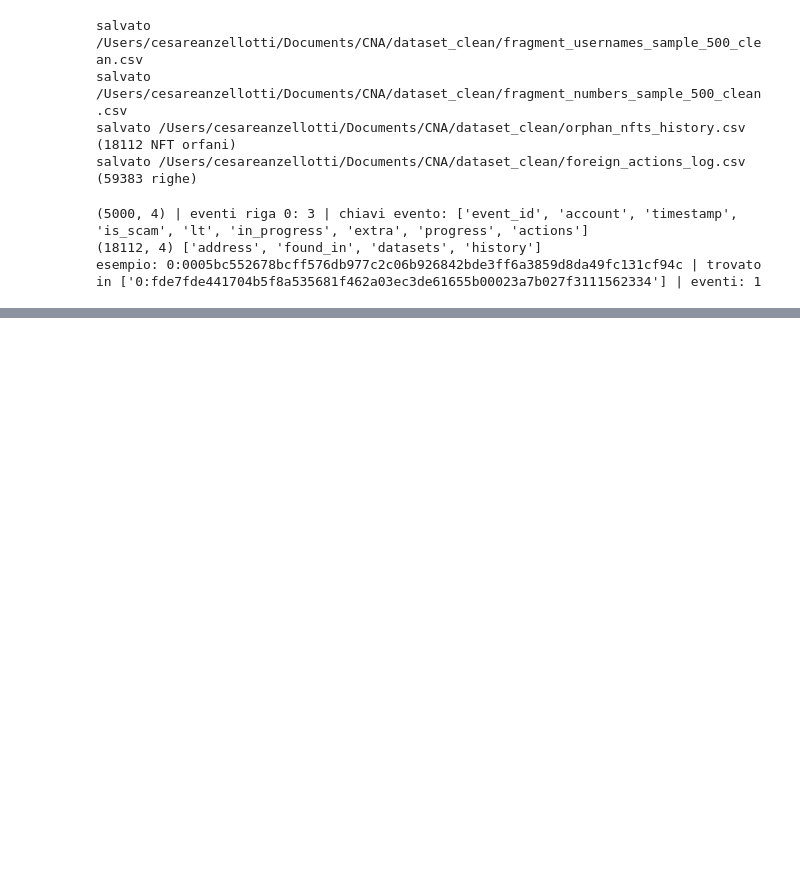
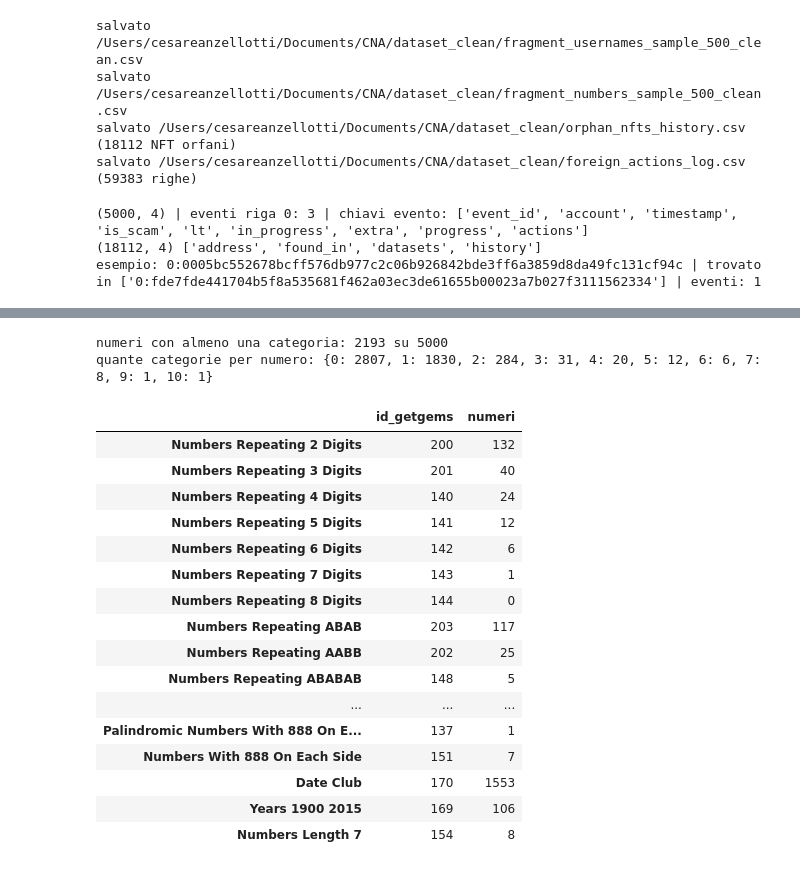
Before and after one commit to Cesare0356/CNA, a Jupyter notebook: pulizia_history.ipynb, the cells around one changed output, grey strips where cells are left out. Saved outputs shown, nothing was run; the diff lists cells and outputs as text; code cells hidden in the pictures; blank space fills up the shorter version.

Commit message:
aggiunta categorie numeri

```diff
--- a/pulizia_history.ipynb
+++ b/pulizia_history.ipynb
@@ -590,0 +692,38 @@ esempio: 0:0005bc552678bcff576db977c2c06b926842bde3ff6a3859d8da49fc131cf94c | tr
+# %%
+# ID delle categorie sul sito di Getgems (es. Pi Club -> 160), presi da getgems_categories.csv
+cat_ids = pd.read_csv(BASE / 'getgems_categories.csv').query("collezione == 'numbers'")
+CATEGORY_ID = dict(zip(cat_ids.categoria, cat_ids.category_id.astype(int).tolist()))
+assert set(NUMBER_CATEGORIES) == set(CATEGORY_ID), 'le categorie delle regole e quelle del CSV non coincidono'
+
+numbers_cat = clean['numbers'].copy()
+numbers_cat['categorie_getgems'] = numbers_cat['name'].map(number_categories)
+numbers_cat['id_categorie_getgems'] = numbers_cat['categorie_getgems'].apply(lambda l: [CATEGORY_ID[c] for c in l])
+numbers_cat['n_categorie'] = numbers_cat['categorie_getgems'].str.len()
+
+print('numeri con almeno una categoria:', (numbers_cat.n_categorie > 0).sum(), 'su', len(numbers_cat))
+print('quante categorie per numero:', numbers_cat.n_categorie.value_counts().sort_index().to_dict())
+conteggi = pd.DataFrame({
+    'id_getgems': pd.Series(CATEGORY_ID),
+    'numeri': pd.Series([c for l in numbers_cat.categorie_getgems for c in l]).value_counts(),
+}).reindex(NUMBER_CATEGORIES).fillna(0).astype(int)
+conteggi
+# %% [output]
+numeri con almeno una categoria: 2193 su 5000
+quante categorie per numero: {0: 2807, 1: 1830, 2: 284, 3: 31, 4: 20, 5: 12, 6: 6, 7: 8, 9: 1, 10: 1}
+|  | id_getgems | numeri |
+| Numbers Repeating 2 Digits | 200 | 132 |
+| Numbers Repeating 3 Digits | 201 | 40 |
+| Numbers Repeating 4 Digits | 140 | 24 |
+| Numbers Repeating 5 Digits | 141 | 12 |
+| Numbers Repeating 6 Digits | 142 | 6 |
+| Numbers Repeating 7 Digits | 143 | 1 |
+| Numbers Repeating 8 Digits | 144 | 0 |
+| Numbers Repeating ABAB | 203 | 117 |
+| Numbers Repeating AABB | 202 | 25 |
+| Numbers Repeating ABABAB | 148 | 5 |
+| ... | ... | ... |
+| Palindromic Numbers With 888 On E... | 137 | 1 |
+| Numbers With 888 On Each Side | 151 | 7 |
+| Date Club | 170 | 1553 |
+| Years 1900 2015 | 169 | 106 |
+| Numbers Length 7 | 154 | 8 |
```
Also changed, not shown: parts of 7 cells of this notebook.
